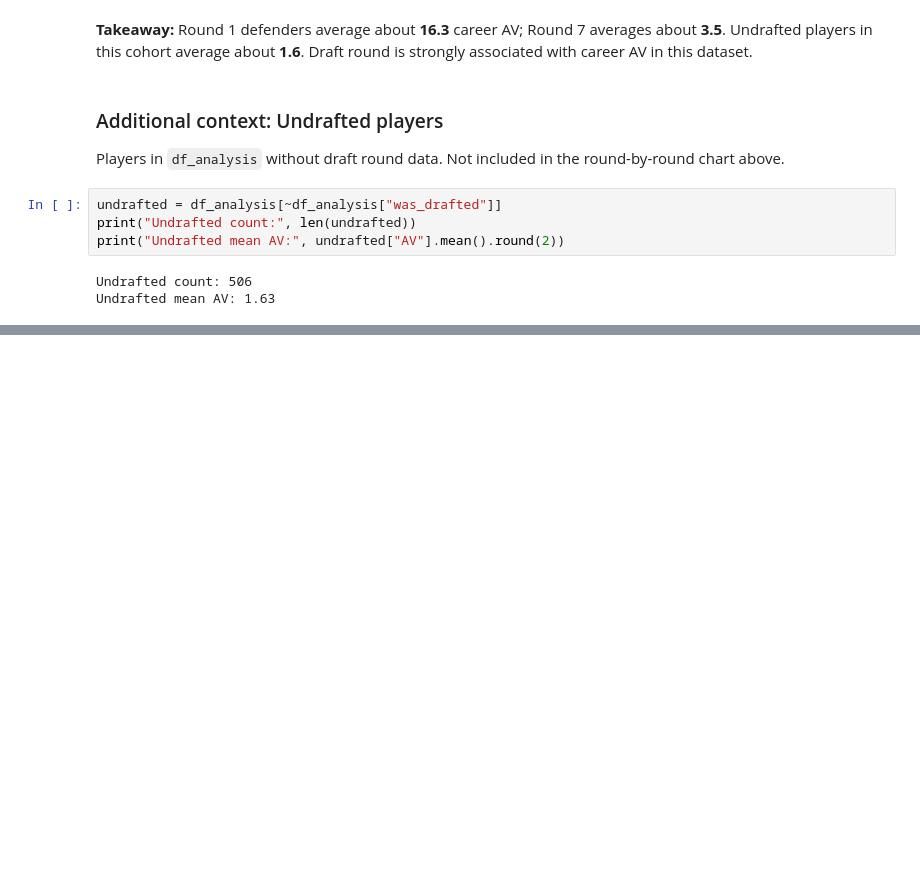
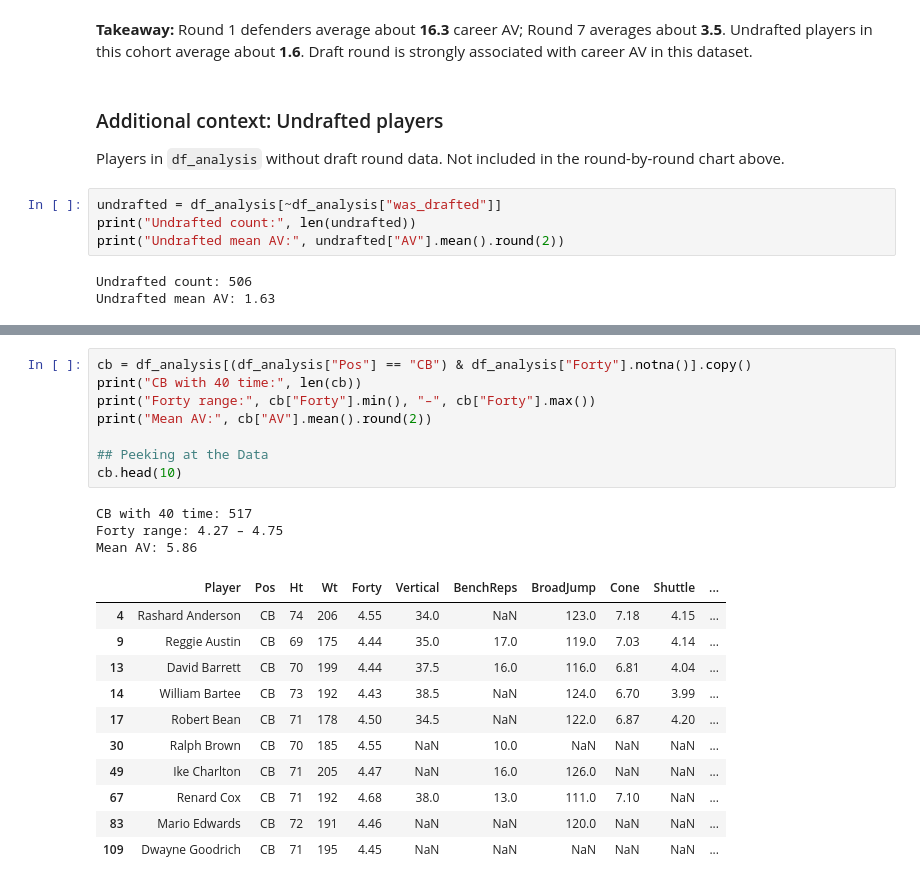
Before and after one commit to jlg011304/NFL-Defensive-Combine-Analytics, a Jupyter notebook: :notebooks/data_cleaning.ipynb, the cells around one changed output, grey strips where cells are left out. Saved outputs shown, nothing was run; the diff lists cells and outputs as text; blank space fills up the shorter version.

```diff
--- a/:notebooks/data_cleaning.ipynb
+++ b/:notebooks/data_cleaning.ipynb
@@ -185,0 +201,23 @@ Undrafted mean AV: 1.63
+# %%
+cb = df_analysis[(df_analysis["Pos"] == "CB") & df_analysis["Forty"].notna()].copy()
+print("CB with 40 time:", len(cb))
+print("Forty range:", cb["Forty"].min(), "–", cb["Forty"].max())
+print("Mean AV:", cb["AV"].mean().round(2))
+
+## Peeking at the Data
+cb.head(10)
+# %% [output]
+CB with 40 time: 517
+Forty range: 4.27 – 4.75
+Mean AV: 5.86
+|  | Player | Pos | Ht | Wt | Forty | Vertical | BenchReps | BroadJump | Cone | Shuttle | ... |
+| 4 | Rashard Anderson | CB | 74 | 206 | 4.55 | 34.0 | NaN | 123.0 | 7.18 | 4.15 | ... |
+| 9 | Reggie Austin | CB | 69 | 175 | 4.44 | 35.0 | 17.0 | 119.0 | 7.03 | 4.14 | ... |
+| 13 | David Barrett | CB | 70 | 199 | 4.44 | 37.5 | 16.0 | 116.0 | 6.81 | 4.04 | ... |
+| 14 | William Bartee | CB | 73 | 192 | 4.43 | 38.5 | NaN | 124.0 | 6.70 | 3.99 | ... |
+| 17 | Robert Bean | CB | 71 | 178 | 4.50 | 34.5 | NaN | 122.0 | 6.87 | 4.20 | ... |
+| 30 | Ralph Brown | CB | 70 | 185 | 4.55 | NaN | 10.0 | NaN | NaN | NaN | ... |
+| 49 | Ike Charlton | CB | 71 | 205 | 4.47 | NaN | 16.0 | 126.0 | NaN | NaN | ... |
+| 67 | Renard Cox | CB | 71 | 192 | 4.68 | 38.0 | 13.0 | 111.0 | 7.10 | NaN | ... |
+| 83 | Mario Edwards | CB | 72 | 191 | 4.46 | NaN | NaN | 120.0 | NaN | NaN | ... |
+| 109 | Dwayne Goodrich | CB | 71 | 195 | 4.45 | NaN | NaN | NaN | NaN | NaN | ... |
```
Also changed, not shown: parts of 5 cells of this notebook, 1 other file.
